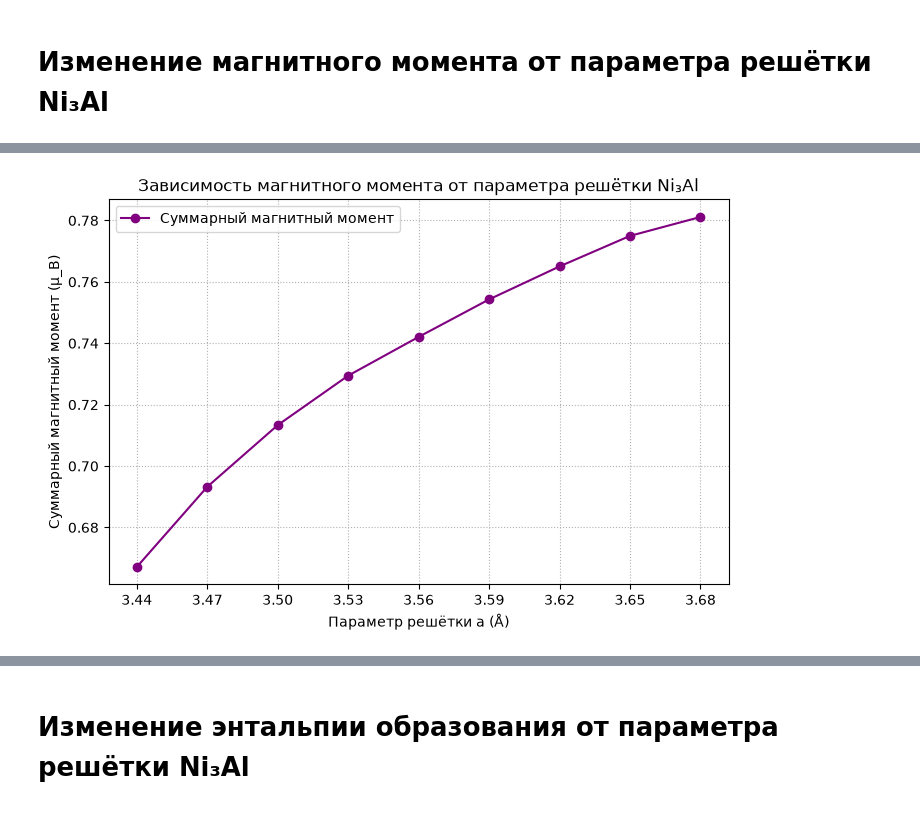
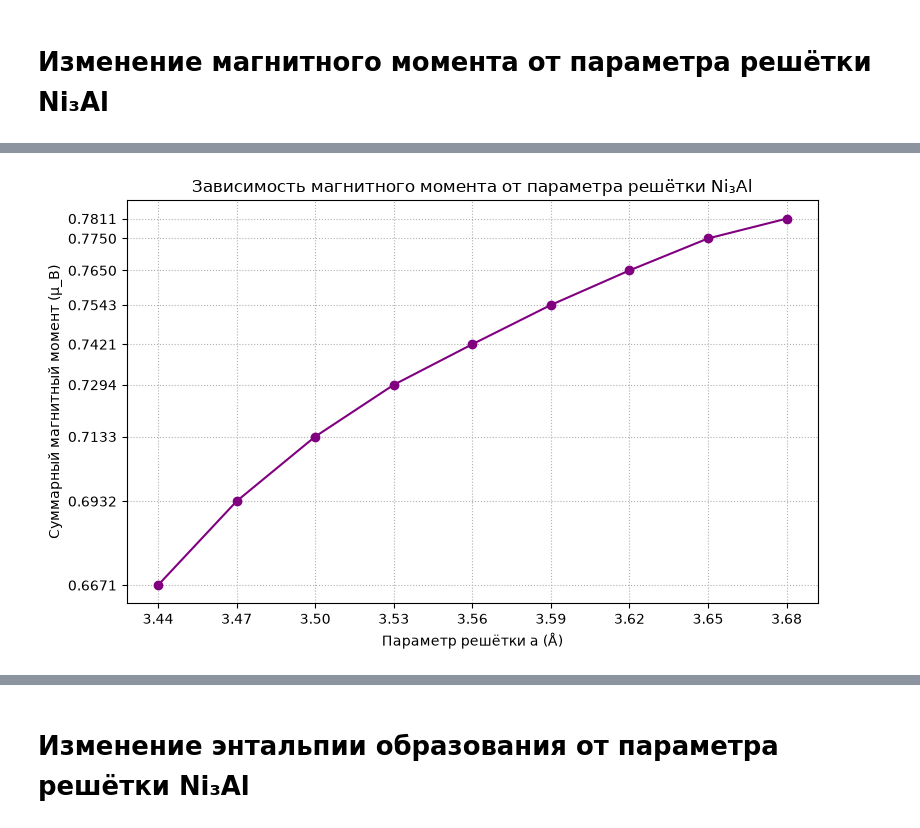
Before and after one commit to hherpa/HEA_L12, a Jupyter notebook: DFT/example_Ni3Al/run_06/run_6_VASP_analysis.ipynb, the cells around one changed output, grey strips where cells are left out. Saved outputs shown, nothing was run; the diff lists cells and outputs as text; code cells hidden in the pictures.

Commit message:
update: run_06 графики+описание магнитных моментов

```diff
--- a/DFT/example_Ni3Al/run_06/run_6_VASP_analysis.ipynb
+++ b/DFT/example_Ni3Al/run_06/run_6_VASP_analysis.ipynb
@@ -287,14 +332,13 @@ plt.show()
 # %%
-mag_moments = [out.total_mag for out in outcars] # total magnetization (μ_B)
-
 plt.figure(figsize=(8,5))
-plt.plot(a_values, mag_moments, 'o-', color='purple', label='Суммарный магнитный момент')
+plt.plot(a_values, mag_moments, 'o-', color='purple')
 plt.xlabel('Параметр решётки a (Å)')
 plt.ylabel('Суммарный магнитный момент (μ_B)')
 plt.title('Зависимость магнитного момента от параметра решётки Ni₃Al')
 plt.xticks(a_values)
+plt.yticks(mag_moments)
 plt.grid(True, linestyle=':')
-plt.legend()
+plt.tight_layout()
 plt.show()
 # %% [output]
-[figure, old version]
+[figure, new version]
```
Also changed, not shown: parts of 8 cells of this notebook.
